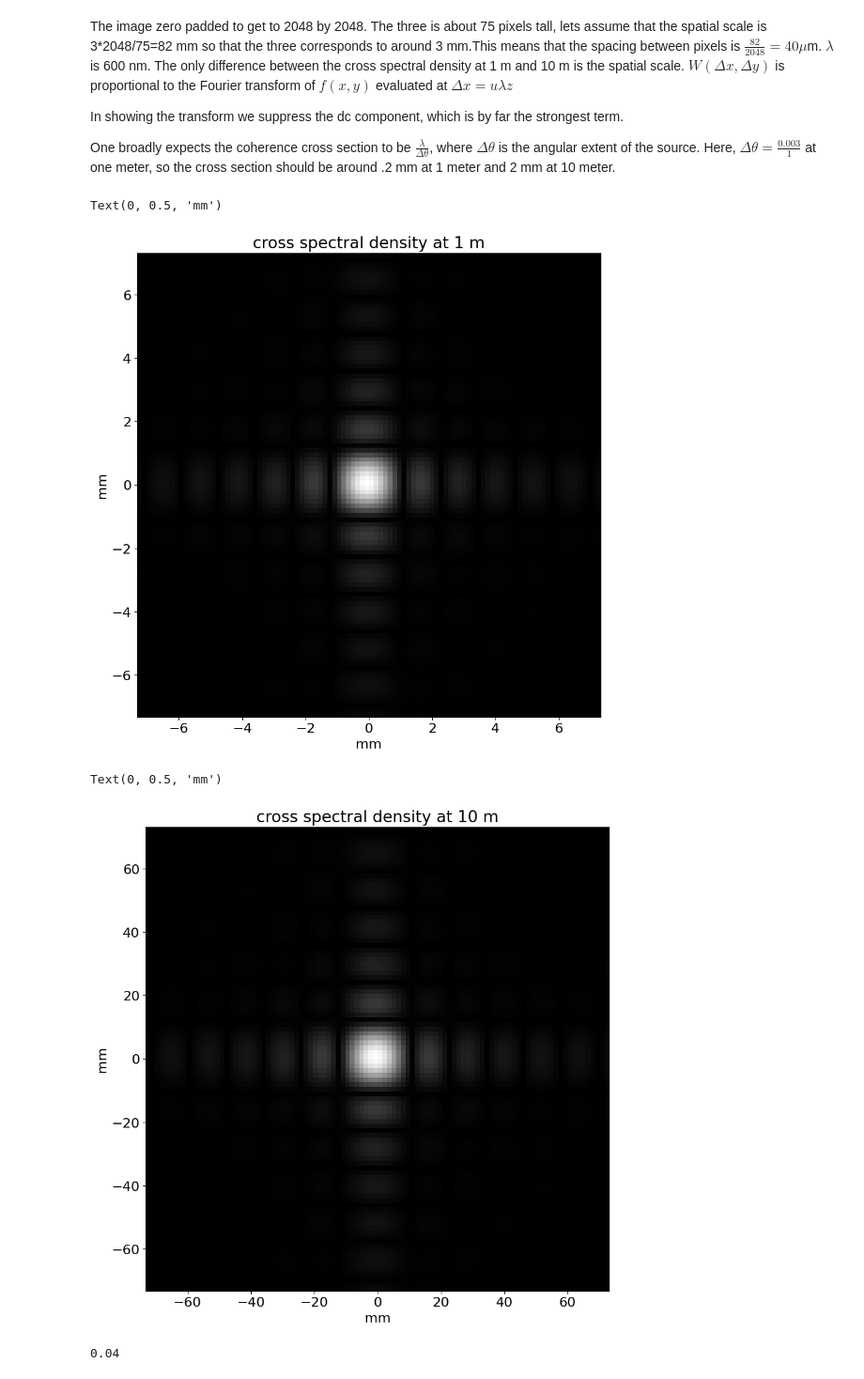
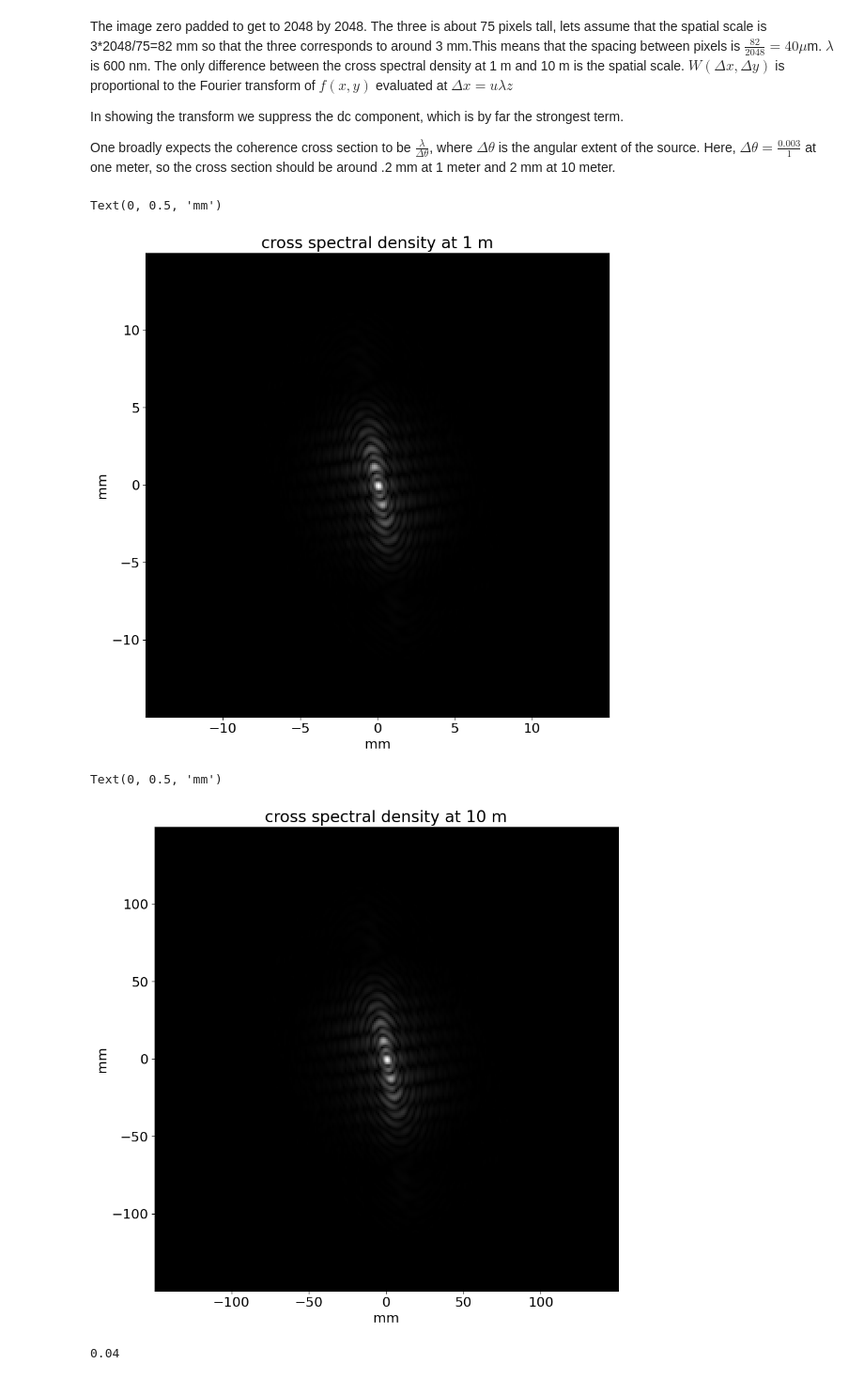
Before and after one commit to arizonaCameraLab/computationalImaging, a Jupyter notebook: coherence/ComputationalPhotographyHomework1.ipynb, the cells around one changed output. Shown at 94% size. Drawn from its saved outputs; the diff is of its cells as text; code cells hidden in the pictures.

```diff
--- a/coherence/ComputationalPhotographyHomework1.ipynb
+++ b/coherence/ComputationalPhotographyHomework1.ipynb
@@ -77,7 +77,9 @@ where $f(x,y)$ is the number 3. I created a number 3 pattern by sketching it on
 # %%
 three=plt.imread('3.png')
 three=three[:,:,0]
+three=np.max(three)-three
 plt.imshow(three,cmap='gray')
+plt.colorbar()
 plt.title('number 3')
 # %% [output]
 Text(0.5, 1.0, 'number 3')
@@ -95,33 +97,31 @@ In showing the transform we suppress the dc component, which is by far the stron
 
 One broadly expects the coherence cross section to be $\frac{\lambda}{\Delta \theta}$, where $\Delta \theta$ is the angular extent of the source. Here, $\Delta\theta=\frac{0.003}{1}$ at one meter, so the cross section should be around .2 mm at 1 meter and 2 mm at 10 meter.
 # %%
-umax=2048/0.0082 #inverse meters
+umax=2048/0.082 #inverse meters
 lam=6*10**-7
 z=1
 dXmax=1000*umax*lam*z
-dXmax=100*dXmax/2048
 W=np.abs(np.fft.fftshift(np.fft.fft2(three)))
-plt.imshow(W[975:1075,975:1075],cmap='gray', extent=[-dXmax,dXmax,-dXmax,dXmax])
+plt.imshow(W,cmap='gray', extent=[-dXmax,dXmax,-dXmax,dXmax])
 plt.title('cross spectral density at 1 m')
 plt.xlabel('mm')
 plt.ylabel('mm')
 # %% [output]
 Text(0, 0.5, 'mm')
-[figure, old version]
+[figure, new version]
 # %%
-umax=2048/0.0082 #inverse meters
+umax=2048/0.082 #inverse meters
 lam=6*10**-7
 z=10
 dXmax=1000*umax*lam*z
-dXmax=100*dXmax/2048
 W=np.abs(np.fft.fftshift(np.fft.fft2(three)))
-plt.imshow(W[975:1075,975:1075],cmap='gray', extent=[-dXmax,dXmax,-dXmax,dXmax])
+plt.imshow(W,cmap='gray', extent=[-dXmax,dXmax,-dXmax,dXmax])
 plt.title('cross spectral density at 10 m')
 plt.xlabel('mm')
 plt.ylabel('mm')
 # %% [output]
 Text(0, 0.5, 'mm')
-[figure, old version]
+[figure, new version]
 # %%
 3/75
 # %% [output]
```
Also changed, not shown: parts of 1 cell of this notebook.
